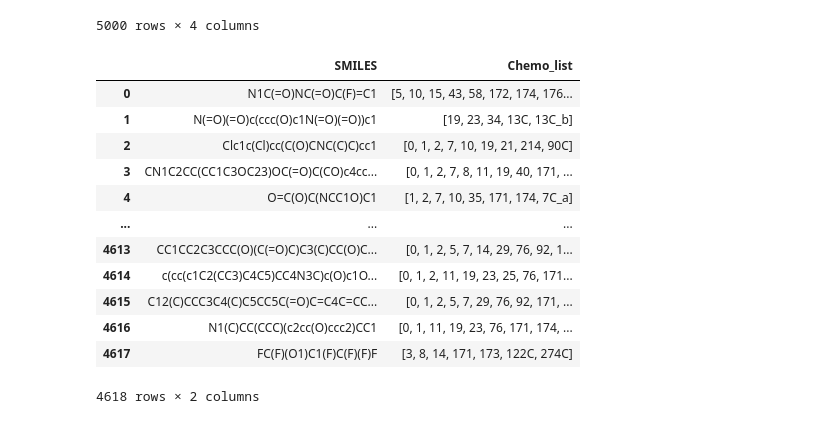
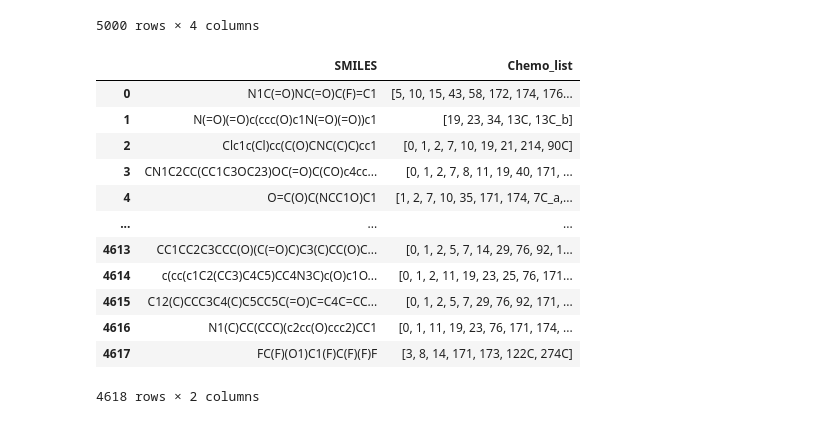
Before and after one commit to patlewig/aim, a Jupyter notebook: notebooks/AIM_Check.ipynb, the cells around one changed output. Cells and saved outputs as stored; diff of their text form; code cells hidden in the pictures.

```diff
--- a/notebooks/AIM_Check.ipynb
+++ b/notebooks/AIM_Check.ipynb
@@ -34,18 +34,18 @@ See the caveats in the documentation: https://pandas.pydata.org/pandas-docs/stab
 | 4999 | FC(C(Br)CBr)(F)F | 431210 | 1,2,3,14,16 | [1, 2, 3, 14, 16] |
 5000 rows × 4 columns
 # %%
-df_chemo = pd.read_csv("AIM_V1_vs_fooba_5009.csv")
+df_chemo = pd.read_csv("AIM_V1_vs_fooba_5026.csv")
 df_chemo = df_chemo.rename(columns={'M_SMILES':'SMILES'})
 df_chemo['Chemo_list'] = df_chemo.apply(lambda x: x.index[x == 1].tolist(), axis=1)
 df_chemo = df_chemo[['SMILES','Chemo_list']]
 df_chemo
 # %% [output]
 |  | SMILES | Chemo_list |
 | 0 | N1C(=O)NC(=O)C(F)=C1 | [5, 10, 15, 43, 58, 172, 174, 176... |
 | 1 | N(=O)(=O)c(ccc(O)c1N(=O)(=O))c1 | [19, 23, 34, 13C, 13C_b] |
 | 2 | Clc1c(Cl)cc(C(O)CNC(C)C)cc1 | [0, 1, 2, 7, 10, 19, 21, 214, 90C] |
 | 3 | CN1C2CC(CC1C3OC23)OC(=O)C(CO)c4cc... | [0, 1, 2, 7, 8, 11, 19, 40, 171, ... |
-| 4 | O=C(O)C(NCC1O)C1 | [1, 2, 7, 10, 35, 171, 174, 7C_a] |
+| 4 | O=C(O)C(NCC1O)C1 | [1, 2, 7, 10, 35, 171, 174, 7C_a,... |
 | ... | ... | ... |
 | 4613 | CC1CC2C3CCC(O)(C(=O)C)C3(C)CC(O)C... | [0, 1, 2, 5, 7, 14, 29, 76, 92, 1... |
 | 4614 | c(cc(c1C2(CC3)C4C5)CC4N3C)c(O)c1O... | [0, 1, 2, 11, 19, 23, 25, 76, 171... |
```
Also changed, not shown: parts of 5 cells of this notebook.
